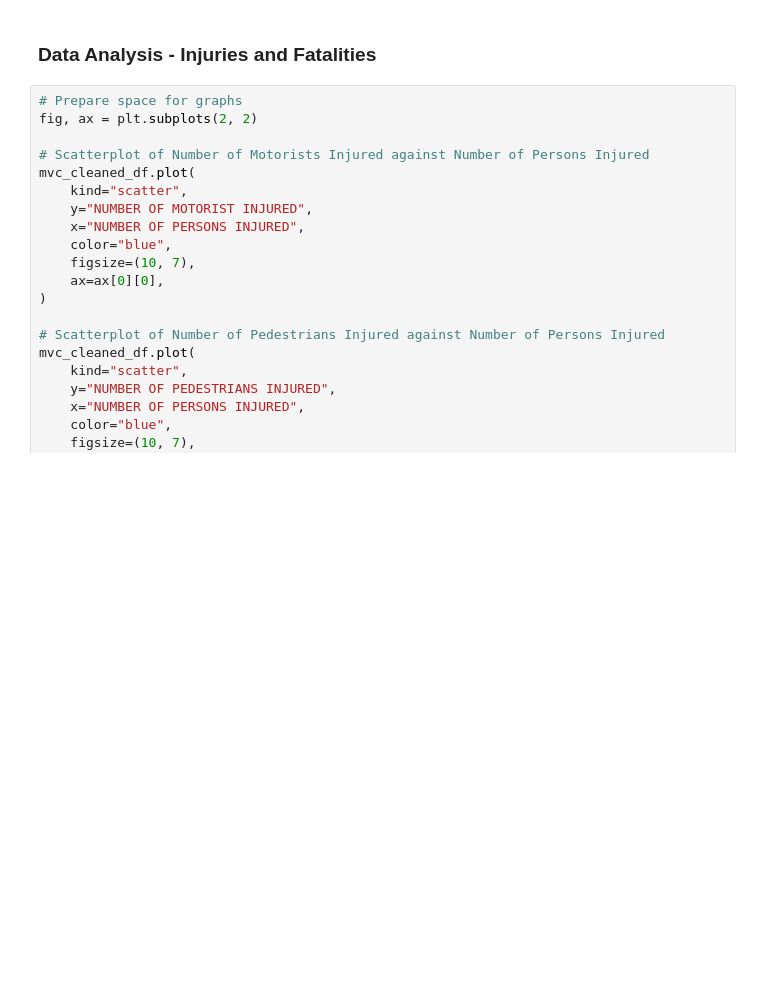
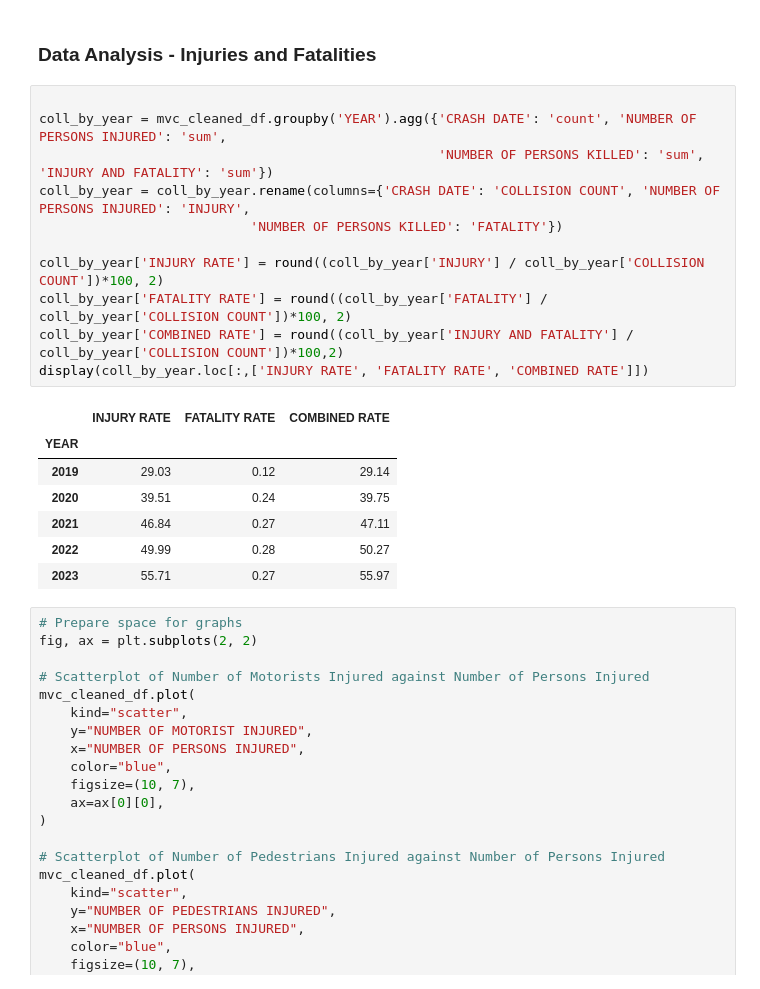
Before and after one commit to NedKost/MS-AAI-500-Team-Project, a Jupyter notebook: NYC Traffic Collision Analysis and Modeling.ipynb, the cells around one changed output. Cells and saved outputs as stored; diff of their text form; blank space fills up the shorter version.

```diff
--- a/NYC Traffic Collision Analysis and Modeling.ipynb
+++ b/NYC Traffic Collision Analysis and Modeling.ipynb
@@ -190,6 +192,25 @@ mvc_cleaned_df.head()
 5 rows × 38 columns
 # %% [markdown]
 ### Data Analysis - Injuries and Fatalities
+# %%
+
+coll_by_year = mvc_cleaned_df.groupby('YEAR').agg({'CRASH DATE': 'count', 'NUMBER OF PERSONS INJURED': 'sum',
+                                                   'NUMBER OF PERSONS KILLED': 'sum', 'INJURY AND FATALITY': 'sum'})
+coll_by_year = coll_by_year.rename(columns={'CRASH DATE': 'COLLISION COUNT', 'NUMBER OF PERSONS INJURED': 'INJURY',
+                           'NUMBER OF PERSONS KILLED': 'FATALITY'})
+
+coll_by_year['INJURY RATE'] = round((coll_by_year['INJURY'] / coll_by_year['COLLISION COUNT'])*100, 2)
+coll_by_year['FATALITY RATE'] = round((coll_by_year['FATALITY'] / coll_by_year['COLLISION COUNT'])*100, 2)
+coll_by_year['COMBINED RATE'] = round((coll_by_year['INJURY AND FATALITY'] / coll_by_year['COLLISION COUNT'])*100,2)
+display(coll_by_year.loc[:,['INJURY RATE', 'FATALITY RATE', 'COMBINED RATE']])
+# %% [output]
+|  | INJURY RATE | FATALITY RATE | COMBINED RATE |
+| YEAR |  |  |  |
+| 2019 | 29.03 | 0.12 | 29.14 |
+| 2020 | 39.51 | 0.24 | 39.75 |
+| 2021 | 46.84 | 0.27 | 47.11 |
+| 2022 | 49.99 | 0.28 | 50.27 |
+| 2023 | 55.71 | 0.27 | 55.97 |
 # %%
 # Prepare space for graphs
 fig, ax = plt.subplots(2, 2)
```
Also changed, not shown: parts of 38 cells of this notebook.
